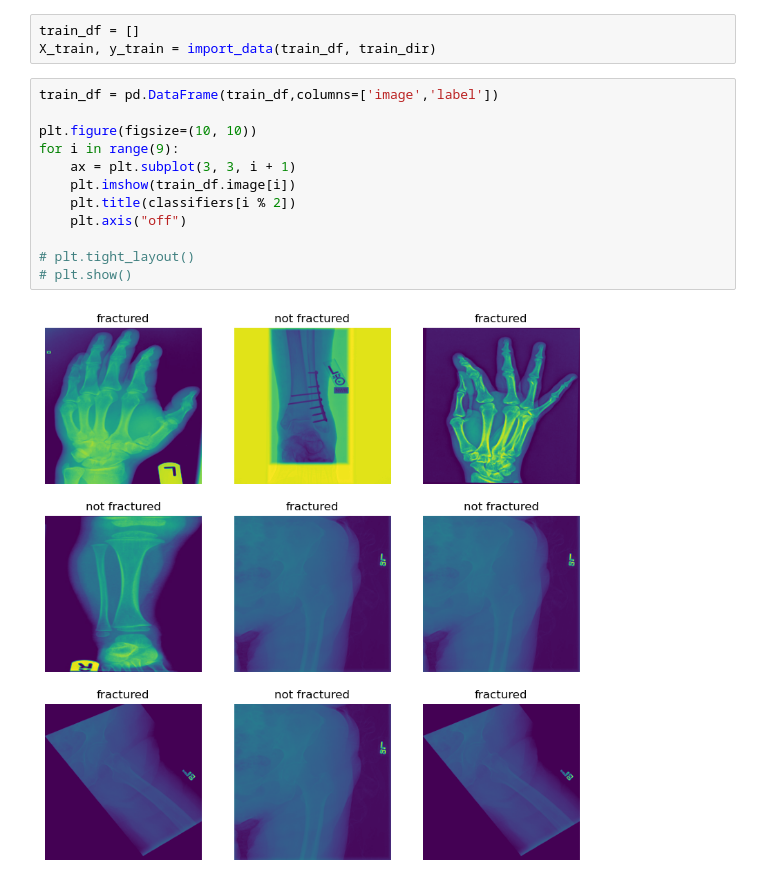
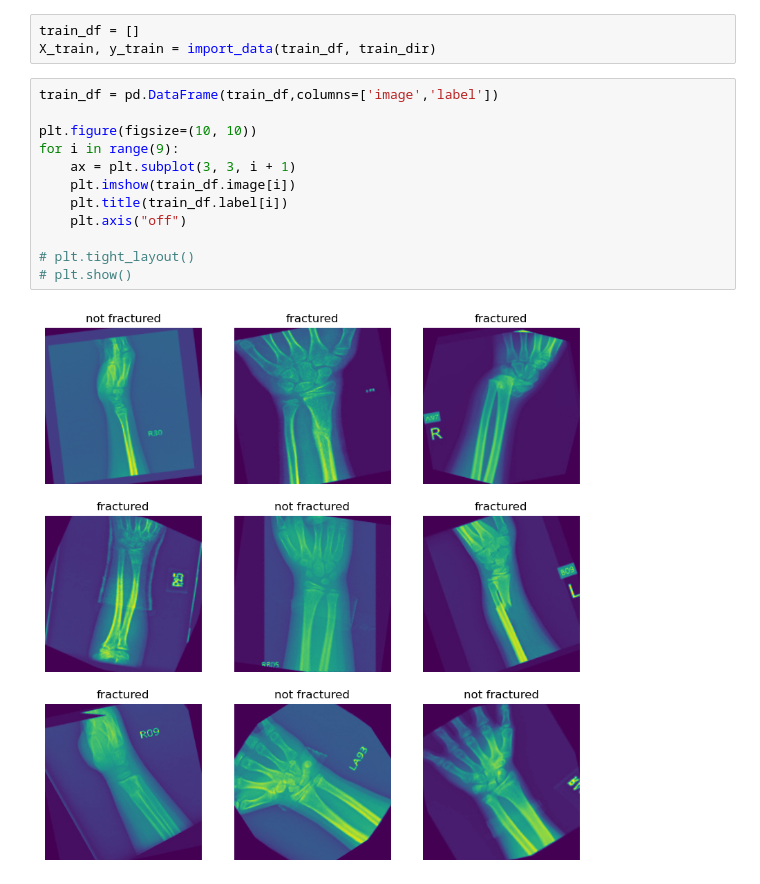
Before and after one commit to mhong124/FractureClassification, a Jupyter notebook: Fracture.ipynb, the cells around one changed output. Cells and saved outputs as stored; diff of their text form.

```diff
--- a/Fracture.ipynb
+++ b/Fracture.ipynb
@@ -51,14 +54,14 @@ X_train, y_train = import_data(train_df, train_dir)
 # %%
 train_df = pd.DataFrame(train_df,columns=['image','label'])
 
 plt.figure(figsize=(10, 10))
 for i in range(9):
     ax = plt.subplot(3, 3, i + 1)
     plt.imshow(train_df.image[i])
-    plt.title(classifiers[i % 2])
+    plt.title(train_df.label[i])
     plt.axis("off")
 
 # plt.tight_layout()
 # plt.show()
 # %% [output]
-[figure, old version]
+[figure, new version]
```
Also changed, not shown: parts of 2 cells of this notebook.
